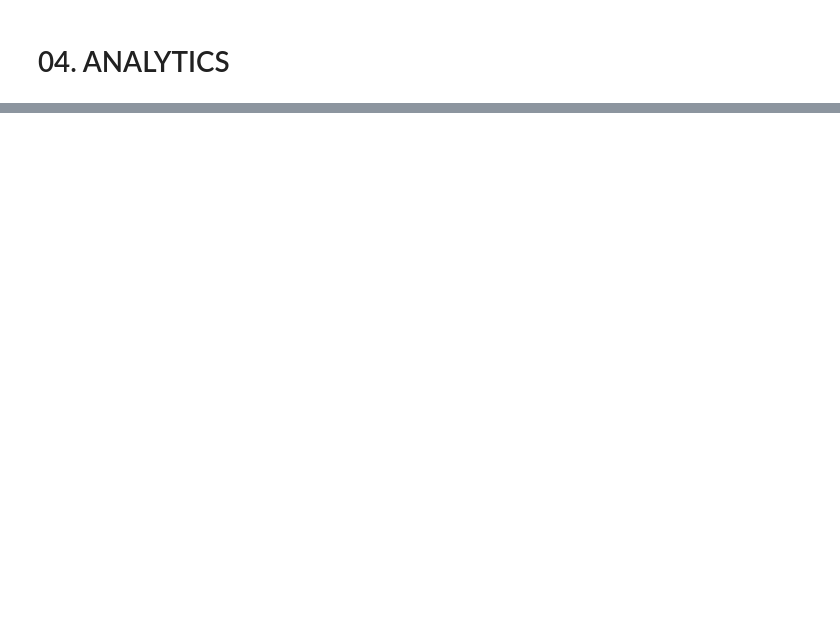
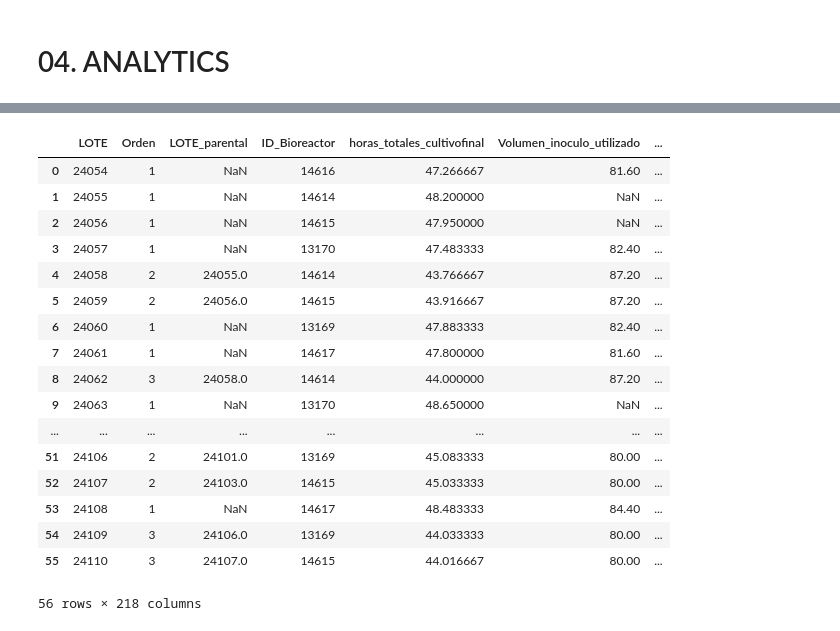
Before and after one commit to data4selles/UniversityHack2024, a Jupyter notebook: notebooks/04_analytics.ipynb, the cells around one changed output, grey strips where cells are left out. Cells and saved outputs as stored; diff of their text form; code cells hidden in the pictures; blank space fills up the shorter version.

```diff
--- a/notebooks/04_analytics.ipynb
+++ b/notebooks/04_analytics.ipynb
@@ -85,0 +73,5 @@ display(df_join_train)
+# %%
+path_cultivo_test_03 = path_structured + 'cultivo_final_test_total.xlsx'
+
+# Leer el archivo Excel y guardar el contenido en un DataFrame
+df_cultivo_test_03 = pd.read_excel(path_cultivo_test_03)
@@ -85,0 +98,50 @@ display(df_join_train)
+# %%
+consulta = '''
+    SELECT
+    *
+    FROM
+        df_cultivo_test_03 cu
+
+    LEFT JOIN
+        df_materiales_03 m
+    ON
+        CAST(m.Lote AS TEXT) = CAST(cu.LOTE AS TEXT)
+
+    LEFT JOIN
+        df_preinoculo_03 pre
+    ON
+        pre.LOTE = CAST(COALESCE(cu.lote_abuelo, cu.LOTE_parental, cu.LOTE) AS TEXT)
+
+    LEFT JOIN
+        df_inoculo_03 ino
+    ON
+        ino.LOTE = CAST(COALESCE(cu.lote_abuelo, cu.LOTE_parental, cu.LOTE) AS TEXT)
+
+    LEFT JOIN
+        df_cent_03 cent
+    ON
+        CAST(cent.Lote AS TEXT) = CAST(cu.LOTE AS TEXT)
+
+'''
+# Ejecutamos la consulta y generamos un dataframe
+df_test = psql.sqldf(consulta, locals())
+display(df_test)
+# %% [output]
+|  | LOTE | Orden | LOTE_parental | ID_Bioreactor | horas_totales_cultivofinal | Volumen_inoculo_utilizado | ... |
+| 0 | 24054 | 1 | NaN | 14616 | 47.266667 | 81.60 | ... |
+| 1 | 24055 | 1 | NaN | 14614 | 48.200000 | NaN | ... |
+| 2 | 24056 | 1 | NaN | 14615 | 47.950000 | NaN | ... |
+| 3 | 24057 | 1 | NaN | 13170 | 47.483333 | 82.40 | ... |
+| 4 | 24058 | 2 | 24055.0 | 14614 | 43.766667 | 87.20 | ... |
+| 5 | 24059 | 2 | 24056.0 | 14615 | 43.916667 | 87.20 | ... |
+| 6 | 24060 | 1 | NaN | 13169 | 47.883333 | 82.40 | ... |
+| 7 | 24061 | 1 | NaN | 14617 | 47.800000 | 81.60 | ... |
+| 8 | 24062 | 3 | 24058.0 | 14614 | 44.000000 | 87.20 | ... |
+| 9 | 24063 | 1 | NaN | 13170 | 48.650000 | NaN | ... |
+| ... | ... | ... | ... | ... | ... | ... | ... |
+| 51 | 24106 | 2 | 24101.0 | 13169 | 45.083333 | 80.00 | ... |
+| 52 | 24107 | 2 | 24103.0 | 14615 | 45.033333 | 80.00 | ... |
+| 53 | 24108 | 1 | NaN | 14617 | 48.483333 | 84.40 | ... |
+| 54 | 24109 | 3 | 24106.0 | 13169 | 44.033333 | 80.00 | ... |
+| 55 | 24110 | 3 | 24107.0 | 14615 | 44.016667 | 80.00 | ... |
+56 rows × 218 columns
```
Also changed, not shown: parts of 8 cells of this notebook, 3 other files.
